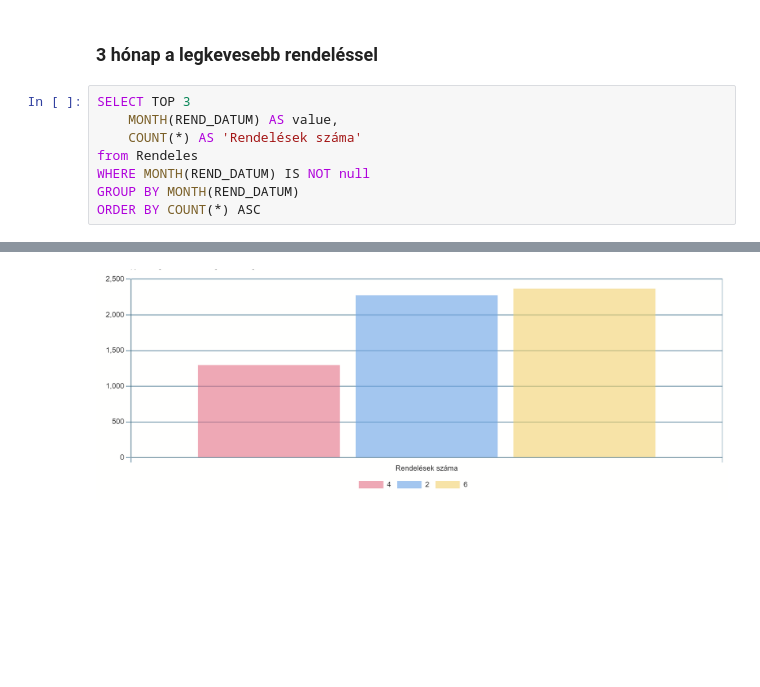
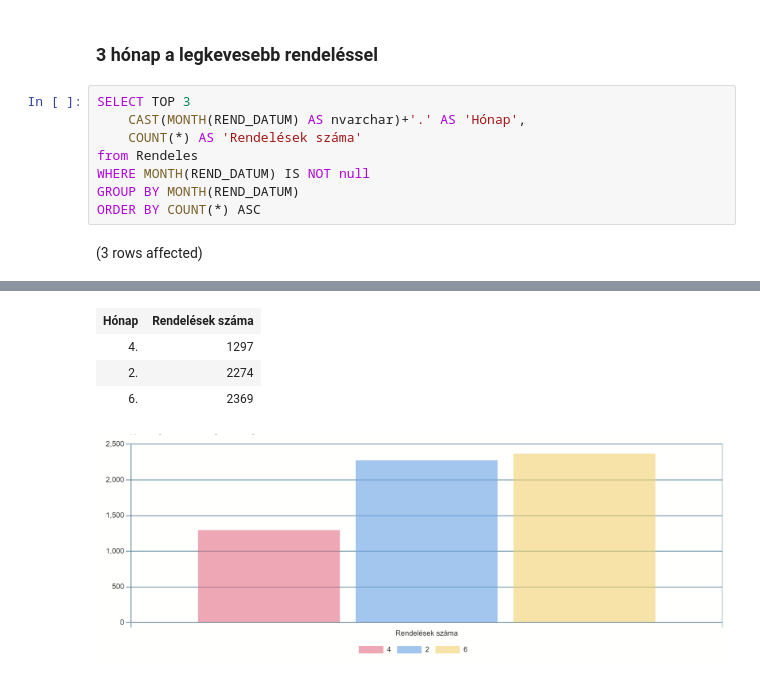
Before and after one commit to czapekzoli/sql2, a Jupyter notebook: webshop_adatmodellezes.ipynb, the cells around one changed output, grey strips where cells are left out. Cells and saved outputs as stored; diff of their text form; blank space fills up the shorter version.

```diff
--- a/webshop_adatmodellezes.ipynb
+++ b/webshop_adatmodellezes.ipynb
@@ -36,9 +58,11 @@ ORDER BY COUNT(*) DESC
 ### 3 hónap a legkevesebb rendeléssel
 # %%
 SELECT TOP 3
-    MONTH(REND_DATUM) AS value,
+    CAST(MONTH(REND_DATUM) AS nvarchar)+'.' AS 'Hónap',
     COUNT(*) AS 'Rendelések száma'
 from Rendeles
 WHERE MONTH(REND_DATUM) IS NOT null
 GROUP BY MONTH(REND_DATUM)
 ORDER BY COUNT(*) ASC
+# %% [output]
+(3 rows affected)
@@ -45,3 +70,7 @@ ORDER BY COUNT(*) ASC
+| Hónap | Rendelések száma |
+| 4. | 1297 |
+| 2. | 2274 |
+| 6. | 2369 |
 # %% [markdown]
 ![](embedded-picture-1)
 # %% [markdown]
```
Also changed, not shown: parts of 12 cells of this notebook.
